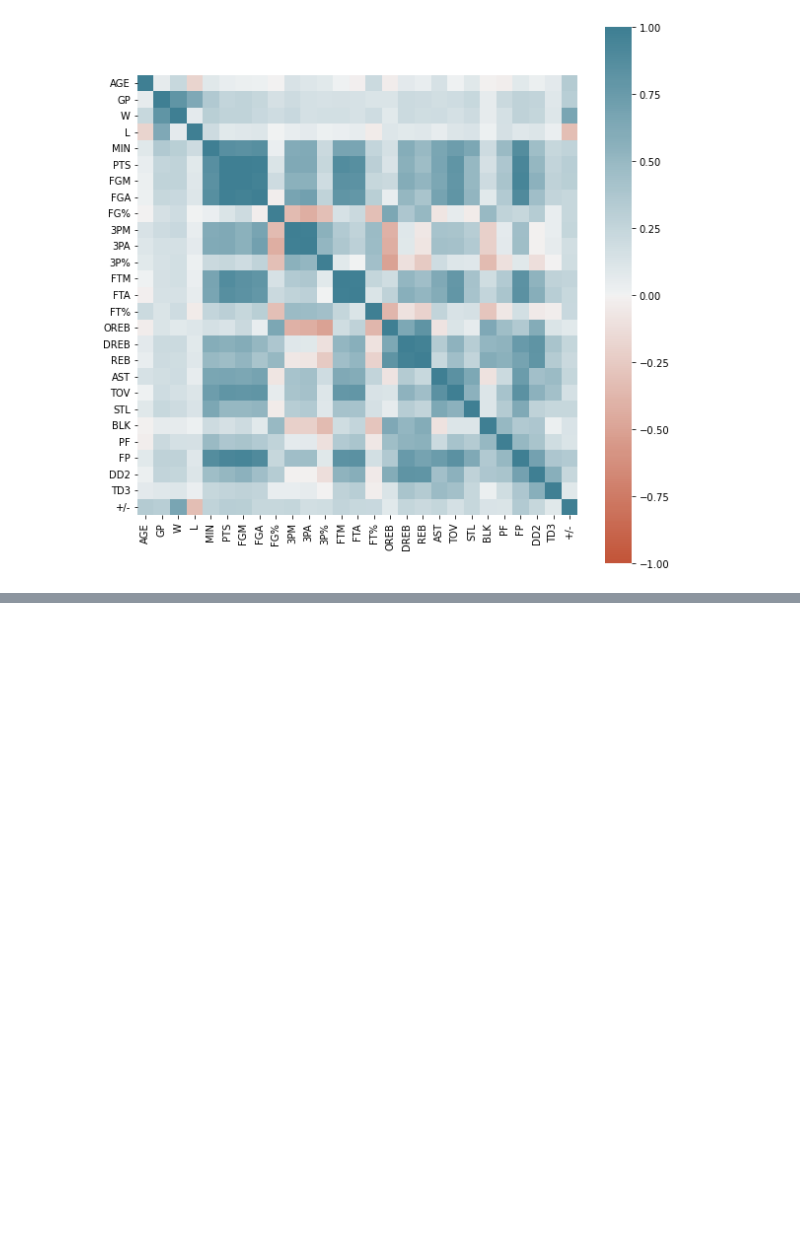
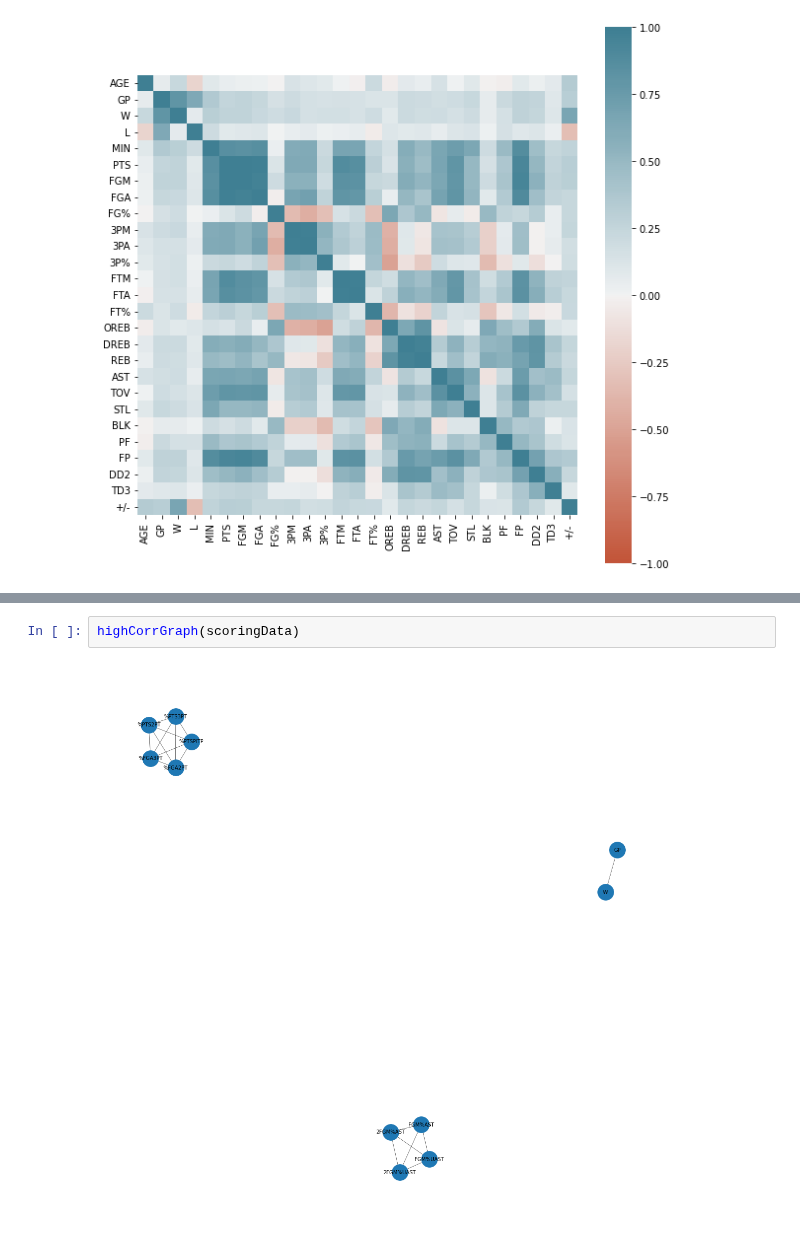
Before and after one commit to CSA100/nba-dsai, a Jupyter notebook: FeatureSelection.ipynb, the cells around one changed output, grey strips where cells are left out. Drawn from its saved outputs; the diff is of its cells as text; blank space fills up the shorter version.

```diff
--- a/FeatureSelection.ipynb
+++ b/FeatureSelection.ipynb
@@ -95,0 +178,4 @@ highCorrGraph(basicData)
+# %%
+highCorrGraph(scoringData)
+# %% [output]
+[figure, added]
```
Also changed, not shown: parts of 13 cells of this notebook.
